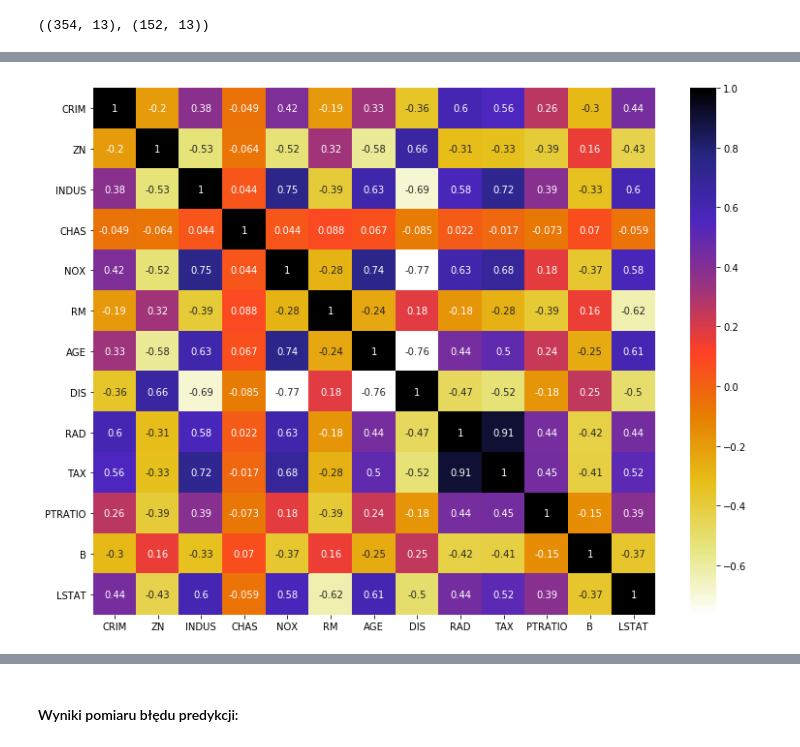
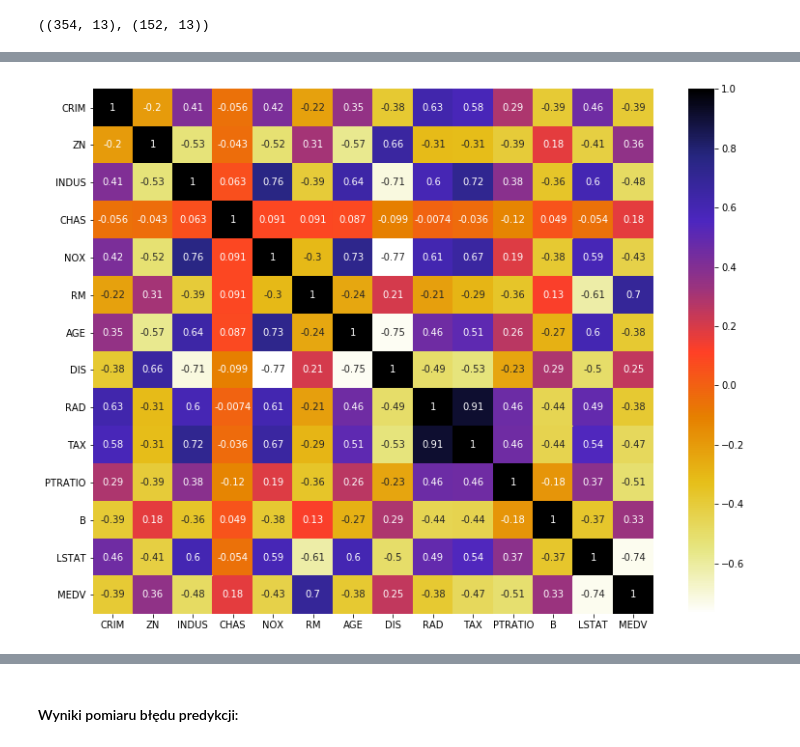
Before and after one commit to Mar3eczek17/regresja-liniowa-zadania-rozszerzone-GitLab, a Jupyter notebook: Regresja_liniowa_-_Zadanie_2.ipynb, the cells around one changed output, grey strips where cells are left out. Cells and saved outputs as stored; diff of their text form; code cells hidden in the pictures.

```diff
--- a/Regresja_liniowa_-_Zadanie_2.ipynb
+++ b/Regresja_liniowa_-_Zadanie_2.ipynb
@@ -82,12 +83,13 @@ X_train.corr()
 # %%
 import seaborn as sns
 #Using Pearson Correlation
 plt.figure(figsize=(13,10))
-cor = X_train.corr()
+# Badanie korelacji między X-ami, a Y-kiem, poniżej:
+cor = df.corr() # było: cor = X_train.corr() - korelacja między zmiennymi objaśniającymi (X-ami)
 sns.heatmap(cor, annot=True, cmap=plt.cm.CMRmap_r)
 plt.show()
 # %% [output]
-[figure, old version]
+[figure, new version]
 # %%
 # with the following function we can select highly correlated features
 # it will remove the first feature that is correlated with anything other feature
```
Also changed, not shown: parts of 12 cells of this notebook.
